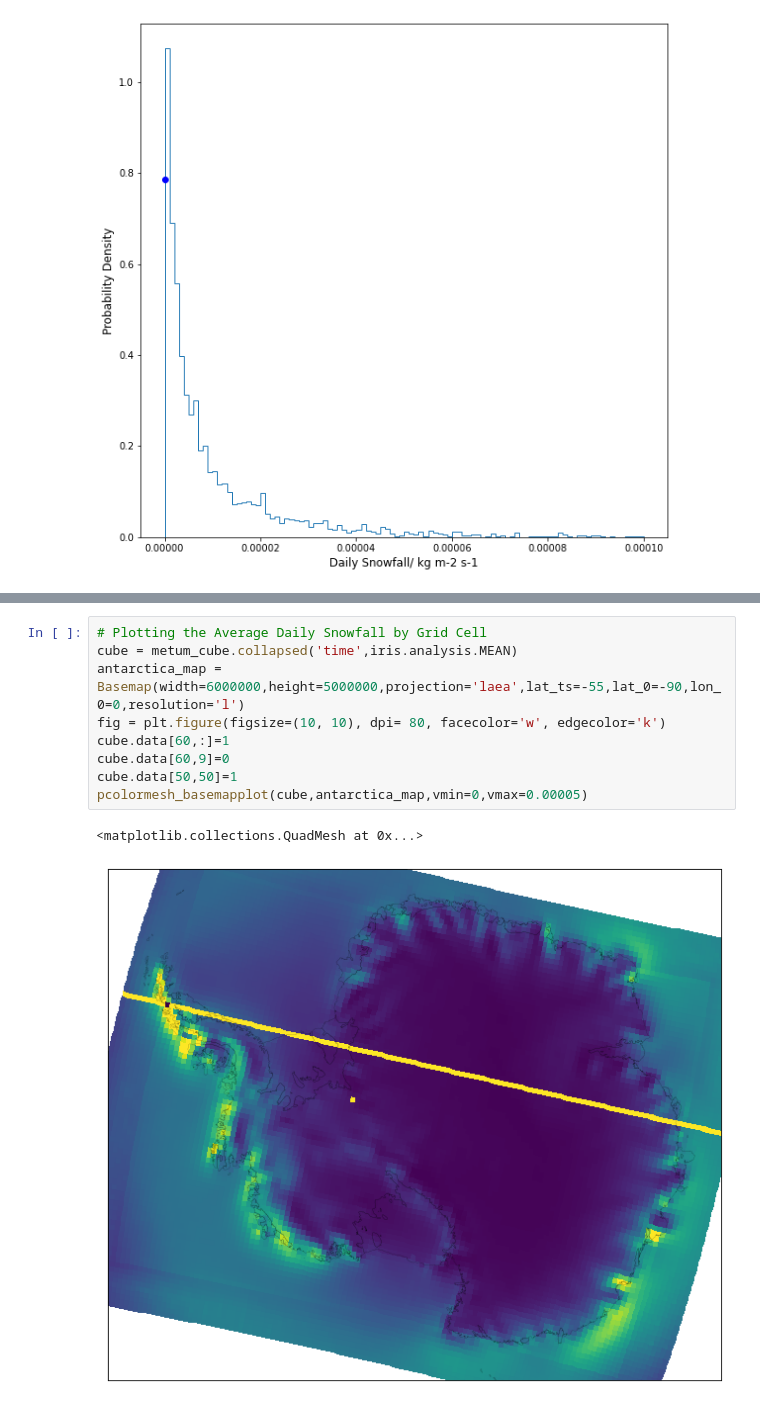
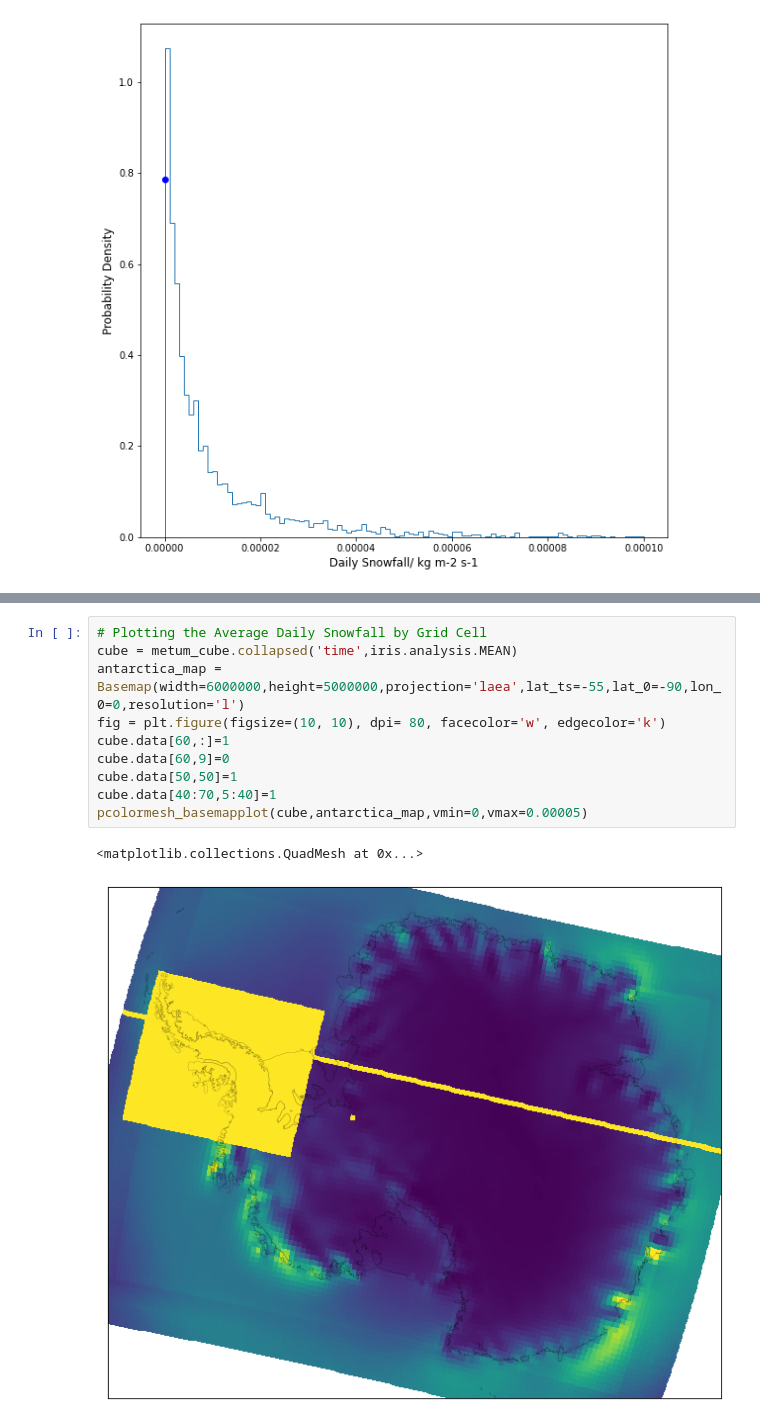
Before and after one commit to Jez-Carter/Bias_Correction, a Jupyter notebook: scripts/Examining Data.ipynb, the cells around one changed output, grey strips where cells are left out. Drawn from its saved outputs; the diff is of its cells as text.

```diff
--- a/scripts/Examining Data.ipynb
+++ b/scripts/Examining Data.ipynb
@@ -67,12 +86,13 @@ plt.show()
 # %%
 # Plotting the Average Daily Snowfall by Grid Cell
 cube = metum_cube.collapsed('time',iris.analysis.MEAN)
 antarctica_map = Basemap(width=6000000,height=5000000,projection='laea',lat_ts=-55,lat_0=-90,lon_0=0,resolution='l')
 fig = plt.figure(figsize=(10, 10), dpi= 80, facecolor='w', edgecolor='k')
 cube.data[60,:]=1
 cube.data[60,9]=0
 cube.data[50,50]=1
+cube.data[40:70,5:40]=1
 pcolormesh_basemapplot(cube,antarctica_map,vmin=0,vmax=0.00005)
 # %% [output]
 <matplotlib.collections.QuadMesh at 0x...>
-[figure, old version]
+[figure, new version]
```
Also changed, not shown: parts of 1 cell of this notebook, 21 other files.
